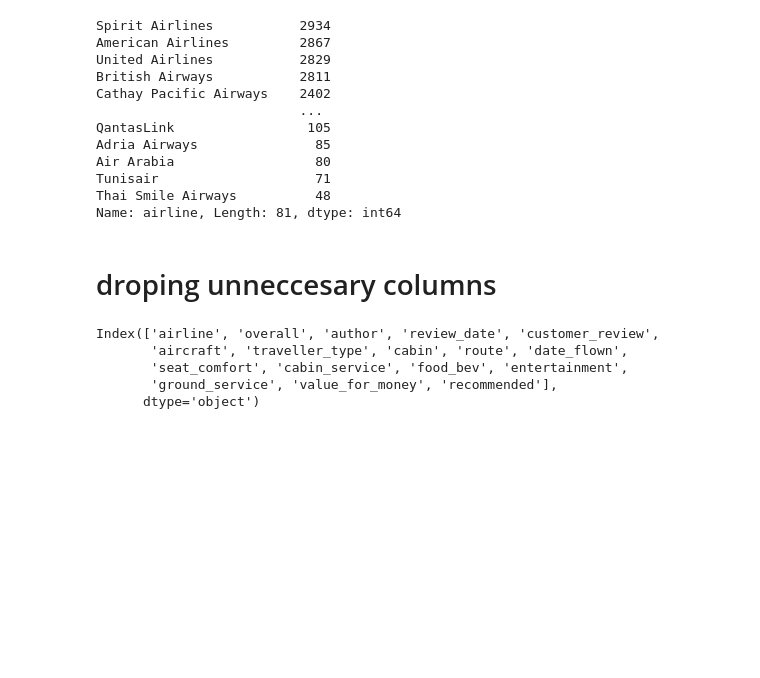
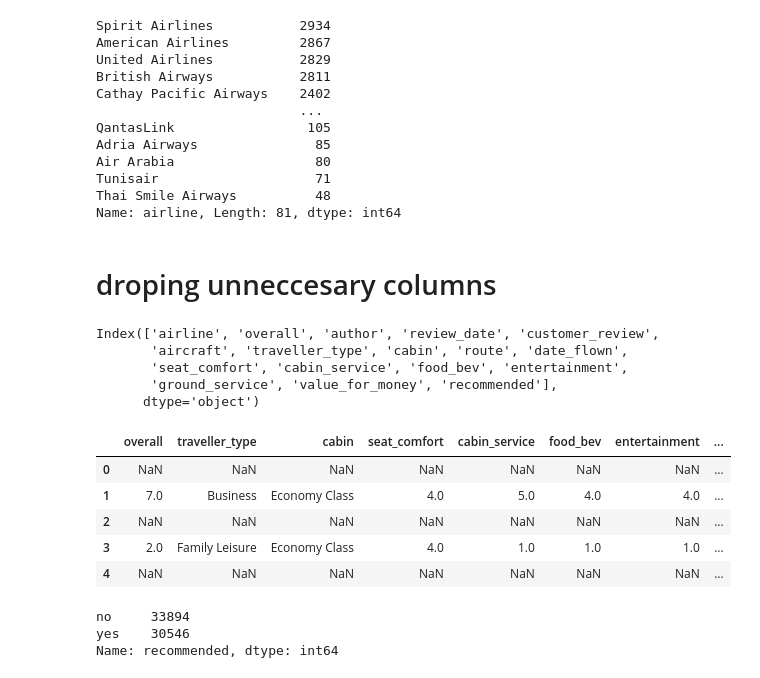
Before and after one commit to pranilthorat/Airline-Passenger-Referral-Prediction-classification, a Jupyter notebook: github_commit_for_capstone_project(3)_airline_passenger_refferal_classification.ipynb, the cells around one changed output. Cells and saved outputs as stored; diff of their text form; code cells hidden in the pictures; blank space fills up the shorter version.

```diff
--- a/github_commit_for_capstone_project(3)_airline_passenger_refferal_classification.ipynb
+++ b/github_commit_for_capstone_project(3)_airline_passenger_refferal_classification.ipynb
@@ -155,3 +155,19 @@ Index(['airline', 'overall', 'author', 'review_date', 'customer_review',
        'seat_comfort', 'cabin_service', 'food_bev', 'entertainment',
        'ground_service', 'value_for_money', 'recommended'],
       dtype='object')
+# %%
+airline_df=df.drop(['airline','author','review_date','aircraft','route','date_flown','customer_review'],axis = 1)
+airline_df.head()
+# %% [output]
+|  | overall | traveller_type | cabin | seat_comfort | cabin_service | food_bev | entertainment | ... |
+| 0 | NaN | NaN | NaN | NaN | NaN | NaN | NaN | ... |
+| 1 | 7.0 | Business | Economy Class | 4.0 | 5.0 | 4.0 | 4.0 | ... |
+| 2 | NaN | NaN | NaN | NaN | NaN | NaN | NaN | ... |
+| 3 | 2.0 | Family Leisure | Economy Class | 4.0 | 1.0 | 1.0 | 1.0 | ... |
+| 4 | NaN | NaN | NaN | NaN | NaN | NaN | NaN | ... |
+# %%
+airline_df['recommended'].value_counts()
+# %% [output]
+no     33894
+yes    30546
+Name: recommended, dtype: int64
```
Also changed, not shown: parts of 5 cells of this notebook.
